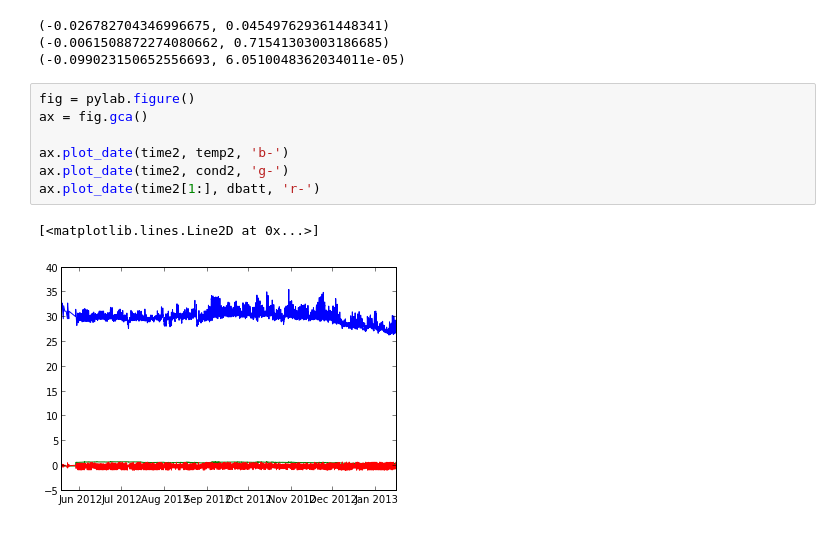
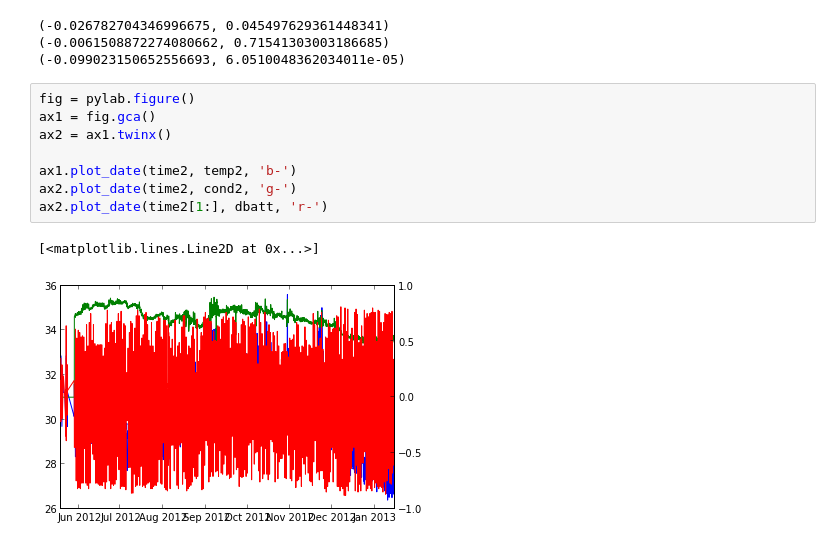
Before and after one commit to betodealmeida/notebooks, a Jupyter notebook: solar_panel/Solar panel decay.ipynb, the cells around one changed output. Cells and saved outputs as stored; diff of their text form.

```diff
--- a/solar_panel/Solar panel decay.ipynb
+++ b/solar_panel/Solar panel decay.ipynb
@@ -172,11 +173,12 @@ print scipy.stats.pearsonr(cond2[1:][charge], dbatt[charge])
 (-0.099023150652556693, 6.0510048362034011e-05)
 # %%
 fig = pylab.figure()
-ax = fig.gca()
+ax1 = fig.gca()
+ax2 = ax1.twinx()
 
-ax.plot_date(time2, temp2, 'b-')
-ax.plot_date(time2, cond2, 'g-')
-ax.plot_date(time2[1:], dbatt, 'r-')
+ax1.plot_date(time2, temp2, 'b-')
+ax2.plot_date(time2, cond2, 'g-')
+ax2.plot_date(time2[1:], dbatt, 'r-')
 # %% [output]
 [<matplotlib.lines.Line2D at 0x...>]
-[figure, old version]
+[figure, new version]
```
Also changed, not shown: parts of 2 cells of this notebook.
